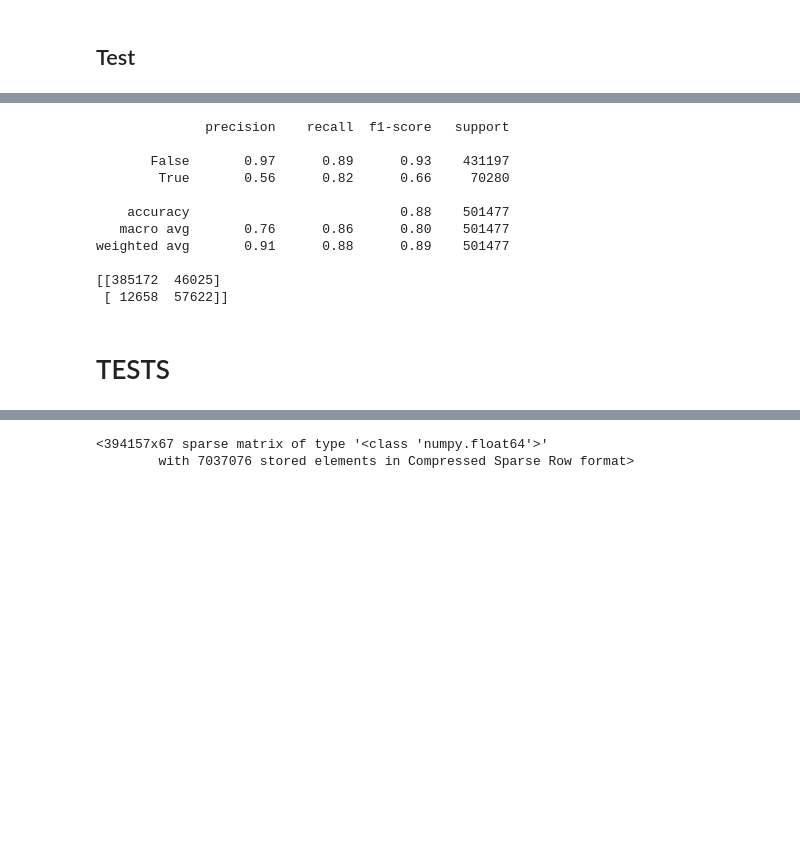
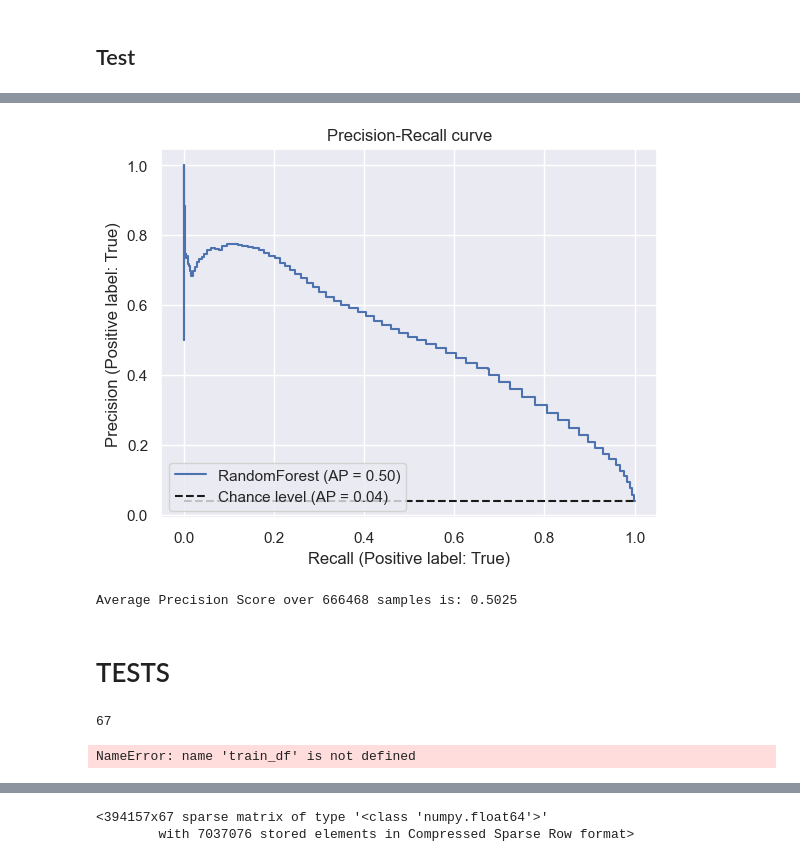
Before and after one commit to gkchln/asm_forecast, a Jupyter notebook: modeling/ModelTrainTest.ipynb, the cells around one changed output, grey strips where cells are left out. Saved outputs shown, nothing was run; the diff lists cells and outputs as text; code cells hidden in the pictures; blank space fills up the shorter version.

Commit message:
New runs on ModelTrainTest + add the average precision score

```diff
--- a/modeling/ModelTrainTest.ipynb
+++ b/modeling/ModelTrainTest.ipynb
@@ -24,11 +24,11 @@ import joblib
 # %% [markdown]
 ## Parameters
 # %%
-scope = 'BID'
+scope = 'OFF'
 input_path = f'../data/3_output/ML_dataset_{scope}.pkl'
 
-train_years = [2018]
-test_years = [2019]
+train_years = [2020]
+test_years = [2021]
 
 subsample_size = None
 
@@ -51,10 +51,13 @@ other_features = [
     'CT_PC2',
     'PurchMGP',
     'SellMGP',
+    'MGPprice',
     'GNprice',
+    'Price',
     'SolarAngle',
     'DeclAngle',
-    'PV',
+    'PVold',
+    'PVnew',
     'PriceDiff'
 ]
 
@@ -168,7 +179,7 @@ y_test = test_df[target]
 %%time
 
 retrain = True
-model_path = '{}/model_trained_{}_{}.joblib'.format(scope, scope, '_'.join([str(year) for year in train_years]))
+model_path = '{}/model_dumps/model_trained_{}_{}.joblib'.format(scope, scope, '_'.join([str(year) for year in train_years]))
 
 if retrain:
     clf = RandomForestClassifier(
@@ -178,8 +189,8 @@ if retrain:
 
     clf.fit(X_train, y_train)
 
-    joblib.dump(clf, model_path)
-    print(f'Model saved at {model_path}\n')
+    # joblib.dump(clf, model_path)
+    # print(f'Model saved at {model_path}\n')
 
 else:
     clf = joblib.load(model_path)
@@ -203,25 +230,14 @@ else:
-# %%
-probability_threshold = 0.35
-
-# Predicted outputs (accepted vs non accepted)
-y_pred = y_probs > probability_threshold
-
-# Classification report
-print(classification_report(y_test, y_pred))
-
-# Confusion matrix
-print(confusion_matrix(y_test, y_pred))
-# %% [output]
-              precision    recall  f1-score   support
-
-       False       0.97      0.89      0.93    431197
-        True       0.56      0.82      0.66     70280
-
-    accuracy                           0.88    501477
-   macro avg       0.76      0.86      0.80    501477
-weighted avg       0.91      0.88      0.89    501477
-
-[[385172  46025]
- [ 12658  57622]]
+# %%
+display = PrecisionRecallDisplay.from_estimator(
+    clf, X_test, y_test, name="RandomForest", plot_chance_level=True
+)
+_ = display.ax_.set_title("Precision-Recall curve")
+# %% [output]
+[figure, added]
+# %%
+APS = average_precision_score(y_test, y_probs)
+print('Average Precision Score over {} samples is: {}'.format(len(y_test), round(APS, 4)))
+# %% [output]
+Average Precision Score over 666468 samples is: 0.5025
 # %% [markdown]
 # TESTS
@@ -227,0 +246,8 @@ weighted avg       0.91      0.88      0.89    501477
+# %%
+test_model.n_features_in_
+# %% [output]
+67
+# %%
+train_df[train_df.isna().any(axis=1)]
+# %% [output]
+NameError: name 'train_df' is not defined
```
Also changed, not shown: parts of 10 cells of this notebook.
